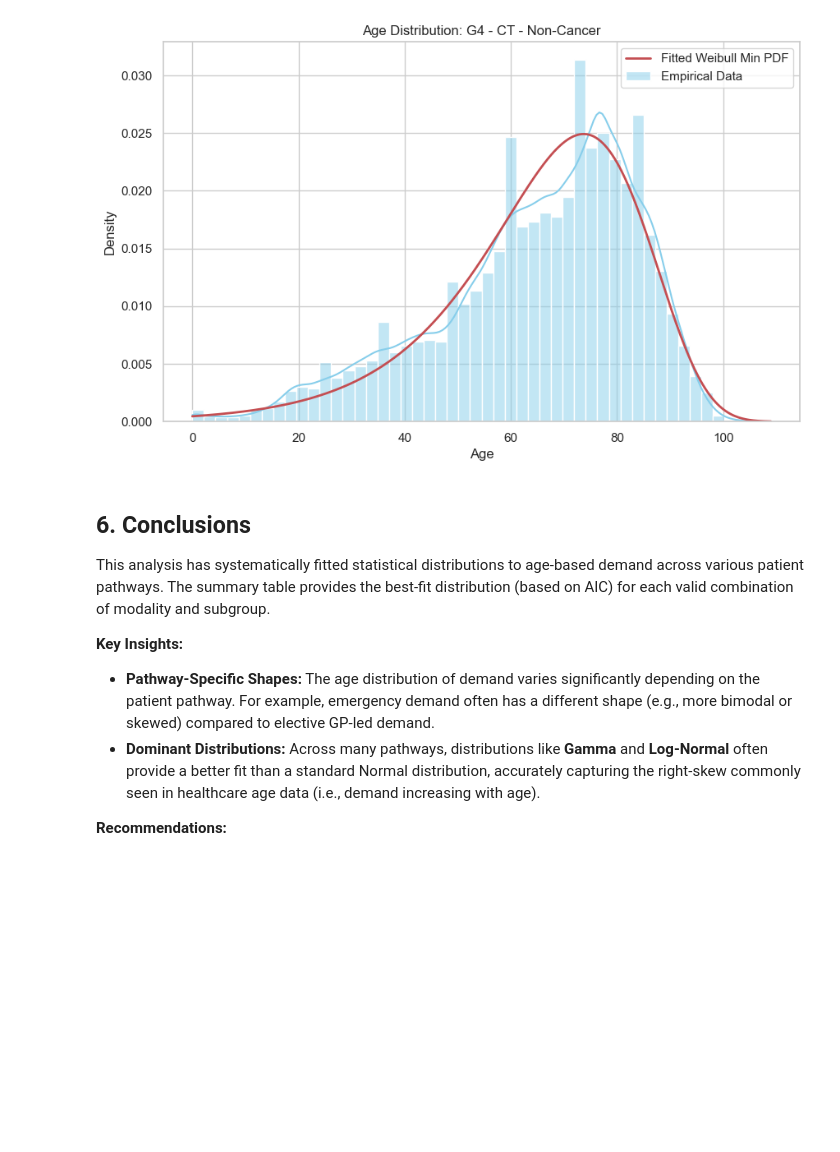
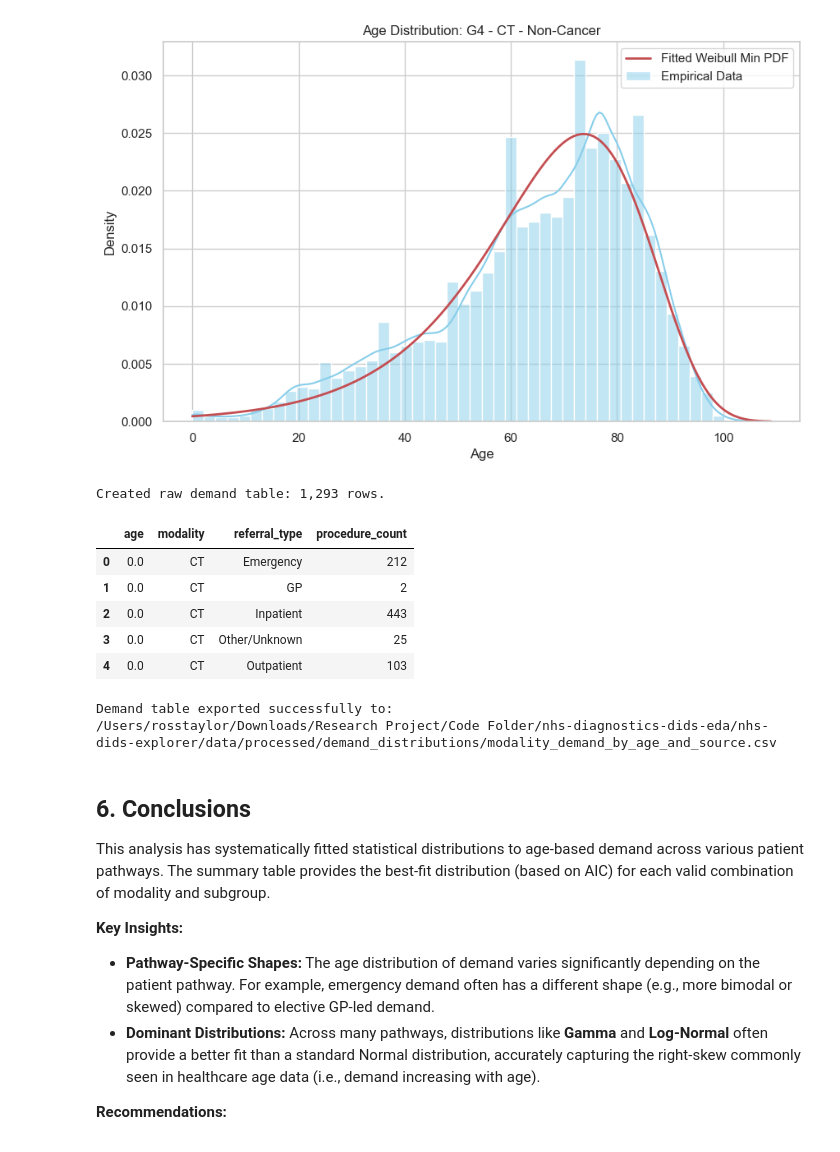
Before and after one commit to RossTylr/nhs-diagnostics-dids-eda, a Jupyter notebook: notebooks/06_Advanced_Modality_Demand_Distribution_Analysis.ipynb, the cells around one changed output. Saved outputs shown, nothing was run; the diff lists cells and outputs as text; code cells hidden in the pictures; blank space fills up the shorter version.

```diff
--- a/notebooks/06_Advanced_Modality_Demand_Distribution_Analysis.ipynb
+++ b/notebooks/06_Advanced_Modality_Demand_Distribution_Analysis.ipynb
@@ -489,6 +488,65 @@ else:
 [figure]
 --- Generating plot for: G4 | CT | Non-Cancer ---
 [figure]
+# %%
+# --------------------------------------------------------------
+# Step 2: Aggregate raw demand counts by age, modality, and referral type
+# --------------------------------------------------------------
+
+# Group and count number of procedures per combination
+grouped = df_clean.groupby(['age', 'modality', 'ps_bucket']).size().reset_index(name='procedure_count')
+
+# Rename for clarity
+final_df = grouped.rename(columns={'ps_bucket': 'referral_type'})
+
+# Reorder columns
+final_df = final_df[['age', 'modality', 'referral_type', 'procedure_count']]
+
+print(f"Created raw demand table: {len(final_df):,} rows.")
+display(final_df.head())
+# %% [output]
+Created raw demand table: 1,293 rows.
+|  | age | modality | referral_type | procedure_count |
+| 0 | 0.0 | CT | Emergency | 212 |
+| 1 | 0.0 | CT | GP | 2 |
+| 2 | 0.0 | CT | Inpatient | 443 |
+| 3 | 0.0 | CT | Other/Unknown | 25 |
+| 4 | 0.0 | CT | Outpatient | 103 |
+# %%
+# --------------------------------------------------------------
+# FINAL STEP: Export modality–age–referral demand table for use in Notebook 07
+# --------------------------------------------------------------
+
+from pathlib import Path
+
+# Define export path
+export_path = Path("../data/processed/demand_distributions")
+export_path.mkdir(parents=True, exist_ok=True)
+
+# Define output file path
+output_file = export_path / "modality_demand_by_age_and_source.csv"
+
+# Define required column set for export
+required_cols = {'age', 'modality', 'referral_type', 'procedure_count'}
+
+try:
+    # Ensure final_df exists and has correct structure
+    if 'final_df' not in locals():
+        raise NameError("Variable 'final_df' is not defined.")
+
+    actual_cols = set(final_df.columns)
+    if not required_cols.issubset(actual_cols):
+        raise ValueError(f"'final_df' is missing required columns. Found: {actual_cols}")
+
+    # Export CSV
+    final_df.to_csv(output_file, index=False)
+    print(f"Demand table exported successfully to:\n{output_file.resolve()}")
+
+except Exception as e:
+    print(f"Failed to export demand table: {e}")
+# %% [output]
+Demand table exported successfully to:
+/Users/rosstaylor/Downloads/Research Project/Code Folder/nhs-diagnostics-dids-eda/nhs-dids-explorer/data/processed/demand_distributions/modality_demand_by_age_and_source.csv
 # %% [markdown]
 ## 6. Conclusions
 
```
Also changed, not shown: parts of 1 cell of this notebook, 3 other files.
